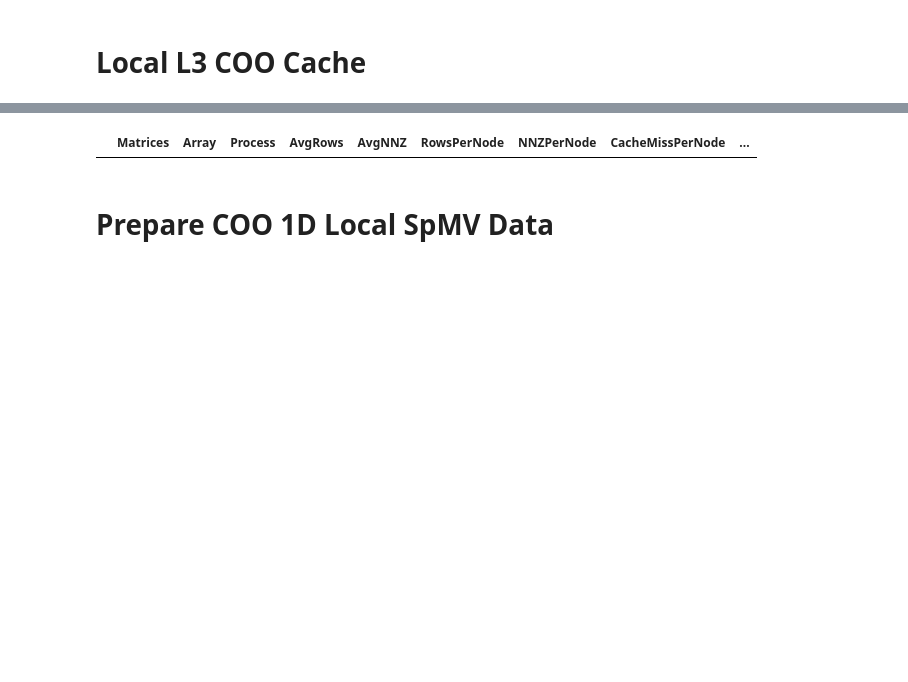
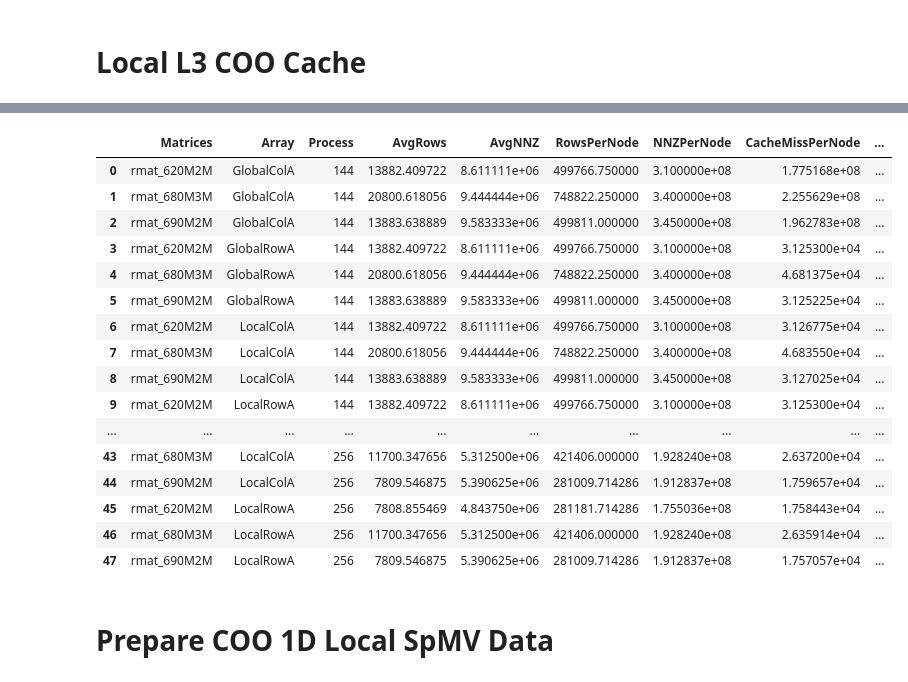
Before and after one commit to marufdsi/ConferencePapers, a Jupyter notebook: ICPP2021/SpMV Plots for R-Mat Matrices.ipynb, the cells around one changed output, grey strips where cells are left out. Drawn from its saved outputs; the diff is of its cells as text; code cells hidden in the pictures; blank space fills up the shorter version.

```diff
--- a/ICPP2021/SpMV Plots for R-Mat Matrices.ipynb
+++ b/ICPP2021/SpMV Plots for R-Mat Matrices.ipynb
@@ -2892,10 +2888,10 @@ RowA Cache data not available for  rmat_680M3M 144
 # %%
 skylake_res = pd.read_csv("../../STREAM/Results/SKYLAKE.csv")
 
-# _min_range = 50000000 #min(coo_gk_test["SeqSize"])
-# _max_range = 300000000 #max(coo_gk_test["SeqSize"])
-_min_range = min(rmat_coo_gk_test["SeqSize"])
-_max_range = max(rmat_coo_gk_test["SeqSize"])
+_min_range = 60000000 #min(coo_gk_test["SeqSize"])
+_max_range = 300000000 #max(coo_gk_test["SeqSize"])
+# _min_range = min(rmat_coo_gk_test["SeqSize"])
+# _max_range = max(rmat_coo_gk_test["SeqSize"])
 
 dp_copy = skylake_res[(skylake_res["Operation"] == "Copy") & (skylake_res["DataType"] == 4)].sort_values(by="Size").reset_index()
 dp_copy = dp_copy[(dp_copy["Size"] >= _min_range) & (dp_copy["Size"] <= _max_range)]
@@ -3128,7 +3108,7 @@ for p,p_data in csr_lk_L3_data.groupby(["Process"]):
             if len(data) < ppn:
                 print("******* ", f, " does not has sufficient data for process: ", p, " array: ", a, " *******")
                 continue
-            _mat.append(f)
+            _mat.append(rmat_random_to_org_map[f])
             _avg_nnz.append(data["NNZ"].mean())
             _avg_row.append(data["Vtx"].mean())
             _p.append(p)
@@ -3267,8 +3250,8 @@ Global Cache data not available for  rmat_680M3M 144
 # %%
 skylake_res = pd.read_csv("../../STREAM/Results/SKYLAKE.csv")
 
-_min_range = min(rmat_csr_lk_test["SeqSize"])
-_max_range = max(rmat_csr_lk_test["SeqSize"])
+_min_range = 20000000 #min(rmat_csr_lk_test["SeqSize"])
+_max_range = 100000000 #max(rmat_csr_lk_test["SeqSize"])
 
 dp_copy = skylake_res[(skylake_res["Operation"] == "Copy") & (skylake_res["DataType"] == 4)].sort_values(by="Size").reset_index()
 dp_copy = dp_copy[(dp_copy["Size"] >= _min_range) & (dp_copy["Size"] <= _max_range)]
@@ -3327,7 +3324,7 @@ train_y = np.array(csr_lk_train_data[column])
 test_y = np.array(csr_lk_test_data[column])
 
 # best_param = _train_model(X, train_y)
-csr_lk_gather_best_param = {"C" : 1000000, "epsilon": 0.9}
+csr_lk_gather_best_param = {"C" : 10000000, "epsilon": 0.001}
 svr_model = SVR(kernel='poly', C=csr_lk_gather_best_param['C'], gamma='auto', degree=3, epsilon=csr_lk_gather_best_param['epsilon'], coef0=1)
 svr_model.fit(X, train_y)
 y_pred = svr_model.predict(csr_lk_test_X)
@@ -3416,7 +3457,7 @@ print("Max Error: ", abs(rmat_csr_lk_matmul_pred["TotalError"]).max(), " Avg Err
 # %%
 coo_lk_cache_data = pd.read_csv("../../ShMemGraph/src/util/Results/CACHE_FRIENDLINESS_LOCAL_COO.csv")
 coo_lk_cache_data = coo_lk_cache_data.groupby(["FileName", "Array", "Process", "Rank", "DataType", "CacheType", "Architecture"]).mean().reset_index()
-coo_lk_cache_data = coo_lk_cache_data[coo_lk_cache_data["FileName"].isin(rmat_test_matrices)].reset_index(drop=True)
+coo_lk_cache_data = coo_lk_cache_data[coo_lk_cache_data["FileName"].isin(_rmat_test_matrices)].reset_index(drop=True)
 coo_lk_L3_data = coo_lk_cache_data[(coo_lk_cache_data["CacheType"] == "L3") & (coo_lk_cache_data["Architecture"] == "Skylake")].reset_index(drop=True)
 
 COOLKTestMatL3Cache = pd.DataFrame()
@@ -3441,7 +3482,7 @@ for p,p_data in coo_lk_L3_data.groupby(["Process"]):
             if len(data) < ppn:
                 print("******* ", f, " does not has sufficient data for process: ", p, " array: ", a, " *******")
                 continue
-            _mat.append(f)
+            _mat.append(rmat_random_to_org_map[f])
             _avg_nnz.append(data["NNZ"].mean())
             _avg_row.append(data["Vtx"].mean())
             _p.append(p)
@@ -3455,33 +3496,49 @@ for p,p_data in coo_lk_L3_data.groupby(["Process"]):
             data = data.iloc[0:prcs]
             nnz = int(data["NNZ"].sum()/node)
 
             avg_cache_miss = data["CacheMiss"].sum()
             avg_cache_hit = data["CacheHit"].sum()
 
             avg_cache_miss = avg_cache_miss/node
             avg_cache_hit = avg_cache_hit/node
 
             _nnnzpn.append(data["NNZ"].sum()/node)
             _rpn.append(data["Vtx"].sum()/node)
             _miss.append(avg_cache_miss)
             _hit.append(avg_cache_hit)
             _access.append(avg_cache_miss + avg_cache_hit)
 
 #     print("Node: ", node, " Process: ", prcs)
 #     print(f, ": NNZ: ", nnz, " Avg Cache Miss: ", '{:,.3f}'.format(avg_cache_miss), " Avg Cache Hit: ", '{:,.3f}'.format(avg_cache_hit), " Access: ", int(avg_cache_miss+avg_cache_hit))
 COOLKTestMatL3Cache["Matrices"] = _mat
 COOLKTestMatL3Cache["Array"] = _a
 COOLKTestMatL3Cache["Process"] = _p
 COOLKTestMatL3Cache["AvgRows"] = _avg_row
 COOLKTestMatL3Cache["AvgNNZ"] = _avg_nnz
 COOLKTestMatL3Cache["RowsPerNode"] = _rpn
 COOLKTestMatL3Cache["NNZPerNode"] = _nnnzpn
 COOLKTestMatL3Cache["CacheMissPerNode"] = _miss
 COOLKTestMatL3Cache["CacheHitPerNode"] = _hit
 COOLKTestMatL3Cache["CacheAccessPerNode"] = _access
 COOLKTestMatL3Cache
 # %% [output]
 |  | Matrices | Array | Process | AvgRows | AvgNNZ | RowsPerNode | NNZPerNode | CacheMissPerNode | ... |
+| 0 | rmat_620M2M | GlobalColA | 144 | 13882.409722 | 8.611111e+06 | 499766.750000 | 3.100000e+08 | 1.775168e+08 | ... |
+| 1 | rmat_680M3M | GlobalColA | 144 | 20800.618056 | 9.444444e+06 | 748822.250000 | 3.400000e+08 | 2.255629e+08 | ... |
+| 2 | rmat_690M2M | GlobalColA | 144 | 13883.638889 | 9.583333e+06 | 499811.000000 | 3.450000e+08 | 1.962783e+08 | ... |
+| 3 | rmat_620M2M | GlobalRowA | 144 | 13882.409722 | 8.611111e+06 | 499766.750000 | 3.100000e+08 | 3.125300e+04 | ... |
+| 4 | rmat_680M3M | GlobalRowA | 144 | 20800.618056 | 9.444444e+06 | 748822.250000 | 3.400000e+08 | 4.681375e+04 | ... |
+| 5 | rmat_690M2M | GlobalRowA | 144 | 13883.638889 | 9.583333e+06 | 499811.000000 | 3.450000e+08 | 3.125225e+04 | ... |
+| 6 | rmat_620M2M | LocalColA | 144 | 13882.409722 | 8.611111e+06 | 499766.750000 | 3.100000e+08 | 3.126775e+04 | ... |
+| 7 | rmat_680M3M | LocalColA | 144 | 20800.618056 | 9.444444e+06 | 748822.250000 | 3.400000e+08 | 4.683550e+04 | ... |
+| 8 | rmat_690M2M | LocalColA | 144 | 13883.638889 | 9.583333e+06 | 499811.000000 | 3.450000e+08 | 3.127025e+04 | ... |
+| 9 | rmat_620M2M | LocalRowA | 144 | 13882.409722 | 8.611111e+06 | 499766.750000 | 3.100000e+08 | 3.125300e+04 | ... |
+| ... | ... | ... | ... | ... | ... | ... | ... | ... | ... |
+| 43 | rmat_680M3M | LocalColA | 256 | 11700.347656 | 5.312500e+06 | 421406.000000 | 1.928240e+08 | 2.637200e+04 | ... |
+| 44 | rmat_690M2M | LocalColA | 256 | 7809.546875 | 5.390625e+06 | 281009.714286 | 1.912837e+08 | 1.759657e+04 | ... |
+| 45 | rmat_620M2M | LocalRowA | 256 | 7808.855469 | 4.843750e+06 | 281181.714286 | 1.755036e+08 | 1.758443e+04 | ... |
+| 46 | rmat_680M3M | LocalRowA | 256 | 11700.347656 | 5.312500e+06 | 421406.000000 | 1.928240e+08 | 2.635914e+04 | ... |
+| 47 | rmat_690M2M | LocalRowA | 256 | 7809.546875 | 5.390625e+06 | 281009.714286 | 1.912837e+08 | 1.757057e+04 | ... |
 # %% [markdown]
 # Prepare COO 1D Local SpMV Data
 # %%
```
Also changed, not shown: parts of 28 cells of this notebook, 2 other files.
